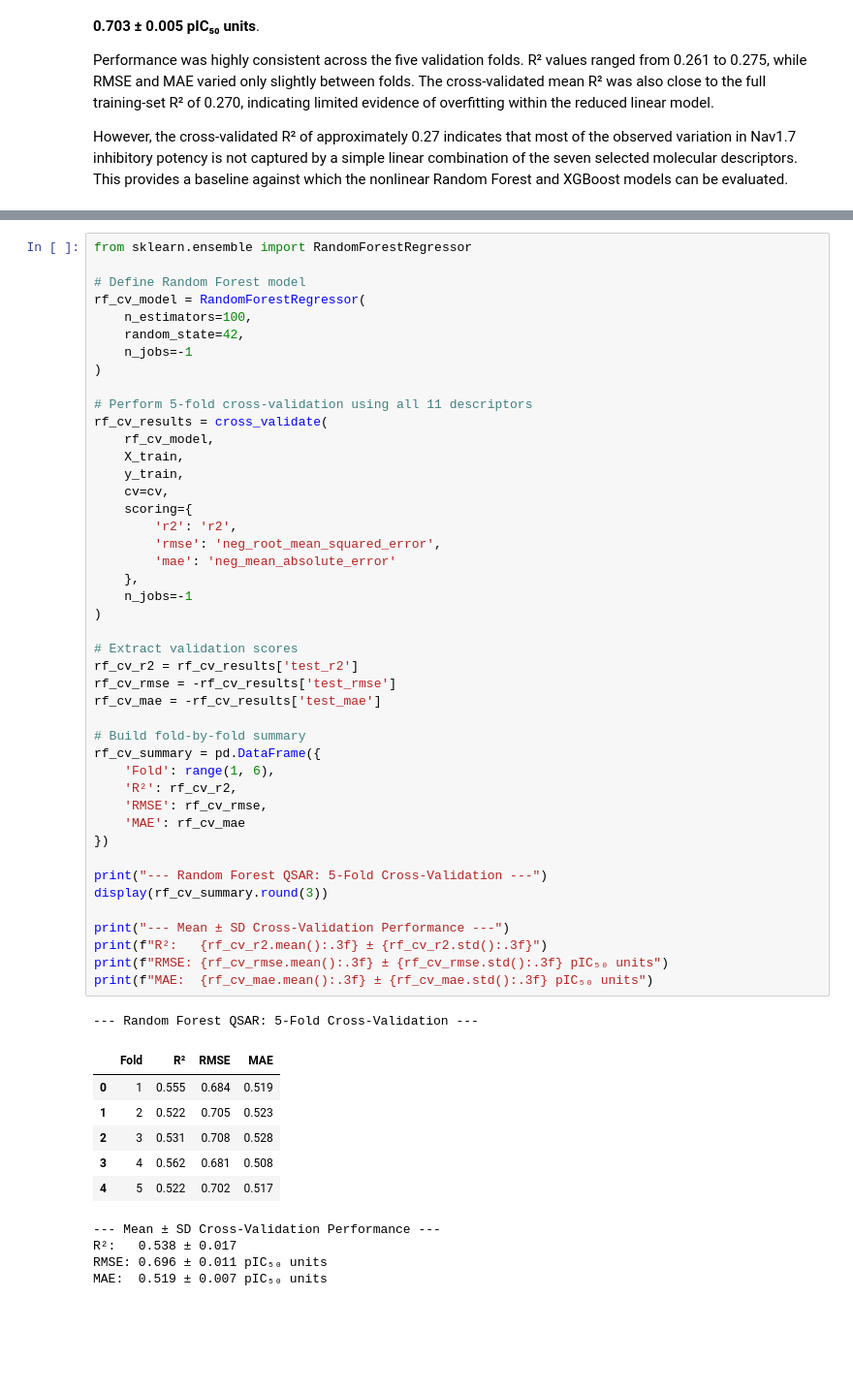
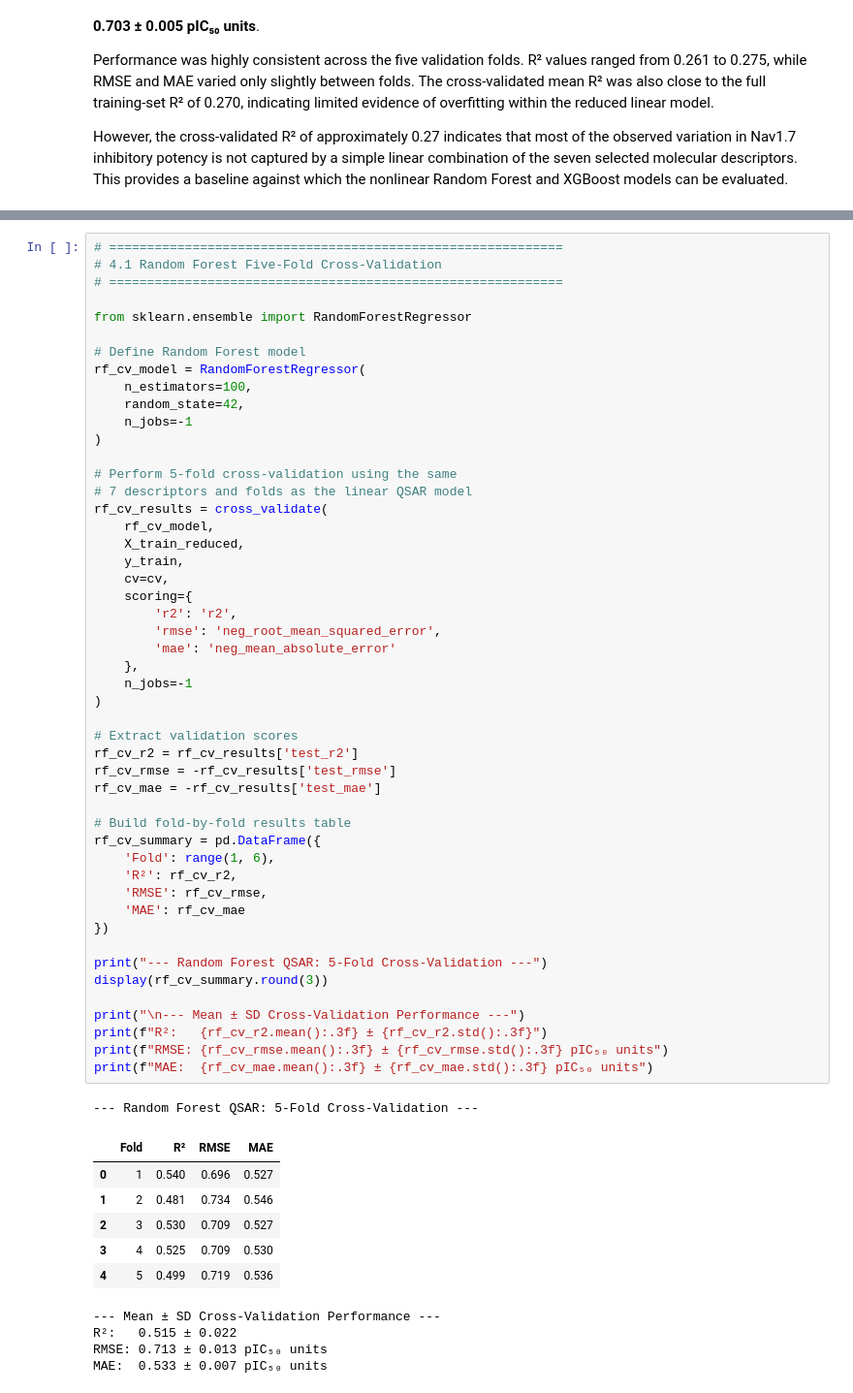
Before and after one commit to larry-xiping/nav1.7-sodium-channel-sar, a Jupyter notebook: notebooks/03_machine_learning_models.ipynb, the cells around one changed output, grey strips where cells are left out. Shown at 97% size. Saved outputs shown, nothing was run; the diff lists cells and outputs as text; blank space fills up the shorter version.

```diff
--- a/notebooks/03_machine_learning_models.ipynb
+++ b/notebooks/03_machine_learning_models.ipynb
@@ -414,4 +446,8 @@ Performance is assessed using **R², RMSE, and MAE**, with results reported as m
 # %%
+# ============================================================
+# 4.1 Random Forest Five-Fold Cross-Validation
+# ============================================================
+
 from sklearn.ensemble import RandomForestRegressor
 
 # Define Random Forest model
@@ -421,49 +457,50 @@ rf_cv_model = RandomForestRegressor(
     n_jobs=-1
 )
 
-# Perform 5-fold cross-validation using all 11 descriptors
+# Perform 5-fold cross-validation using the same
+# 7 descriptors and folds as the linear QSAR model
 rf_cv_results = cross_validate(
     rf_cv_model,
-    X_train,
+    X_train_reduced,
     y_train,
     cv=cv,
     scoring={
         'r2': 'r2',
         'rmse': 'neg_root_mean_squared_error',
         'mae': 'neg_mean_absolute_error'
     },
     n_jobs=-1
 )
 
 # Extract validation scores
 rf_cv_r2 = rf_cv_results['test_r2']
 rf_cv_rmse = -rf_cv_results['test_rmse']
 rf_cv_mae = -rf_cv_results['test_mae']
 
-# Build fold-by-fold summary
+# Build fold-by-fold results table
 rf_cv_summary = pd.DataFrame({
     'Fold': range(1, 6),
     'R²': rf_cv_r2,
     'RMSE': rf_cv_rmse,
     'MAE': rf_cv_mae
 })
 
 print("--- Random Forest QSAR: 5-Fold Cross-Validation ---")
 display(rf_cv_summary.round(3))
 
-print("--- Mean ± SD Cross-Validation Performance ---")
+print("\n--- Mean ± SD Cross-Validation Performance ---")
 print(f"R²:   {rf_cv_r2.mean():.3f} ± {rf_cv_r2.std():.3f}")
 print(f"RMSE: {rf_cv_rmse.mean():.3f} ± {rf_cv_rmse.std():.3f} pIC₅₀ units")
 print(f"MAE:  {rf_cv_mae.mean():.3f} ± {rf_cv_mae.std():.3f} pIC₅₀ units")
 # %% [output]
 --- Random Forest QSAR: 5-Fold Cross-Validation ---
 |  | Fold | R² | RMSE | MAE |
-| 0 | 1 | 0.555 | 0.684 | 0.519 |
-| 1 | 2 | 0.522 | 0.705 | 0.523 |
-| 2 | 3 | 0.531 | 0.708 | 0.528 |
-| 3 | 4 | 0.562 | 0.681 | 0.508 |
-| 4 | 5 | 0.522 | 0.702 | 0.517 |
+| 0 | 1 | 0.540 | 0.696 | 0.527 |
+| 1 | 2 | 0.481 | 0.734 | 0.546 |
+| 2 | 3 | 0.530 | 0.709 | 0.527 |
+| 3 | 4 | 0.525 | 0.709 | 0.530 |
+| 4 | 5 | 0.499 | 0.719 | 0.536 |
 --- Mean ± SD Cross-Validation Performance ---
-R²:   0.538 ± 0.017
-RMSE: 0.696 ± 0.011 pIC₅₀ units
-MAE:  0.519 ± 0.007 pIC₅₀ units
+R²:   0.515 ± 0.022
+RMSE: 0.713 ± 0.013 pIC₅₀ units
+MAE:  0.533 ± 0.007 pIC₅₀ units
```
Also changed, not shown: parts of 19 cells of this notebook.
